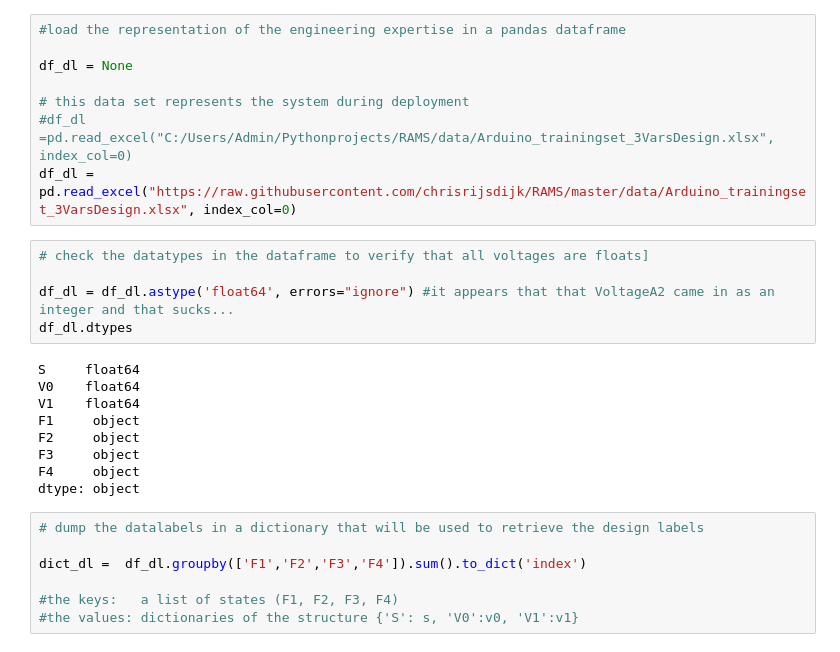
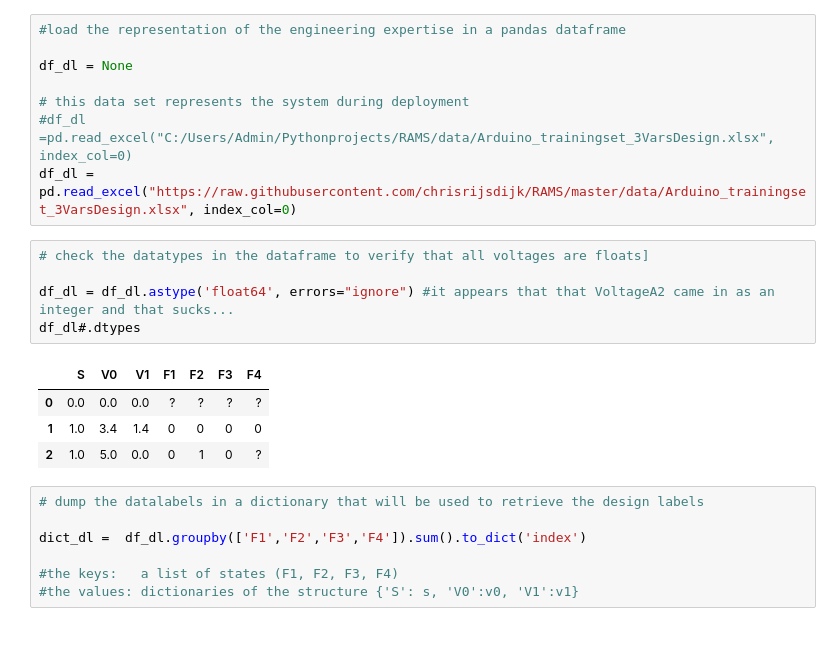
Before and after one commit to chrisrijsdijk/RAMS, a Jupyter notebook: notebook/Arduino_3Vars/Arduino_diagnostics_ensemble3Vars.ipynb, the cells around one changed output. Cells and saved outputs as stored; diff of their text form.

```diff
--- a/notebook/Arduino_3Vars/Arduino_diagnostics_ensemble3Vars.ipynb
+++ b/notebook/Arduino_3Vars/Arduino_diagnostics_ensemble3Vars.ipynb
@@ -24,17 +24,13 @@ df_dl = pd.read_excel("https://raw.githubusercontent.com/chrisrijsdijk/RAMS/mast
 # %%
 # check the datatypes in the dataframe to verify that all voltages are floats]
 
 df_dl = df_dl.astype('float64', errors="ignore") #it appears that that VoltageA2 came in as an integer and that sucks...
-df_dl.dtypes
+df_dl#.dtypes
 # %% [output]
-S     float64
-V0    float64
-V1    float64
-F1     object
-F2     object
-F3     object
-F4     object
-dtype: object
+|  | S | V0 | V1 | F1 | F2 | F3 | F4 |
+| 0 | 0.0 | 0.0 | 0.0 | ? | ? | ? | ? |
+| 1 | 1.0 | 3.4 | 1.4 | 0 | 0 | 0 | 0 |
+| 2 | 1.0 | 5.0 | 0.0 | 0 | 1 | 0 | ? |
 # %%
 # dump the datalabels in a dictionary that will be used to retrieve the design labels
 
```
Also changed, not shown: parts of 5 cells of this notebook, 2 other files.
